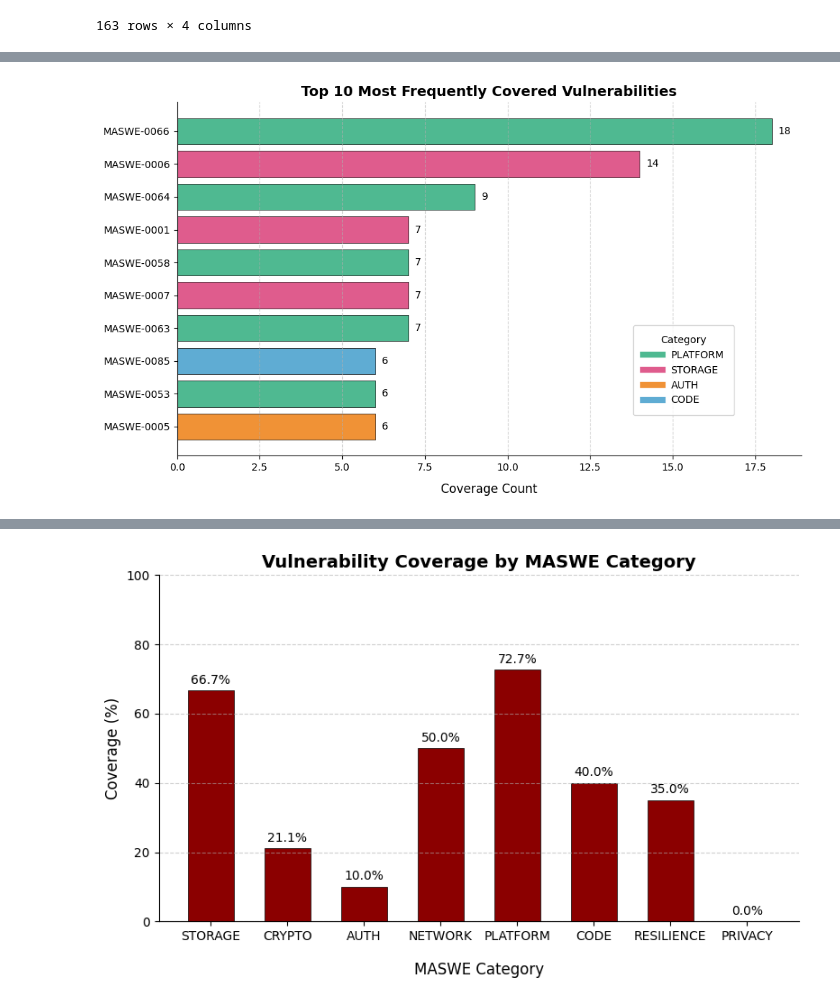
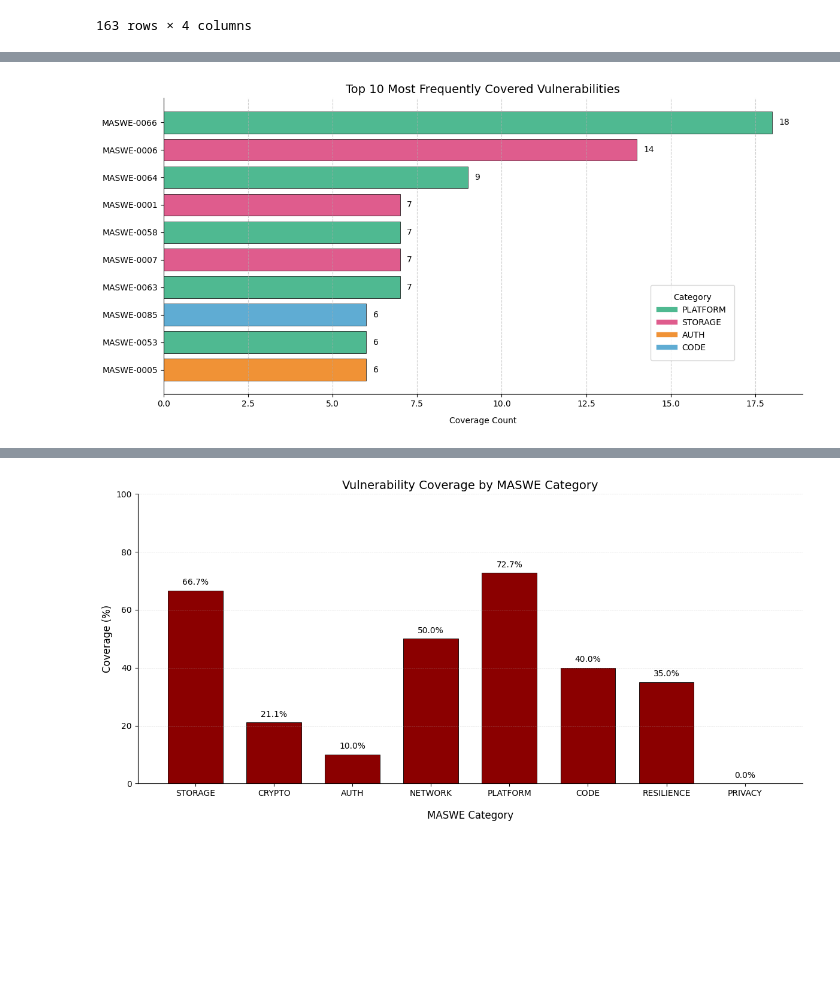
Before and after one commit to domi-cmd/Reference_Application_for_OWASP_MASTG, a Jupyter notebook: dev_documents/seminar_thesis/reference_apps/data_manipulation/app_vulnerability_coverage.ipynb, the cells around one changed output, grey strips where cells are left out. Cells and saved outputs as stored; diff of their text form; code cells hidden in the pictures; blank space fills up the shorter version.

Commit message:
Cleaned and refined all Related work graphs that exclude our apps. Removed the bold text font of titles also for the per-app-coverage-comparison-graphs

```diff
--- a/dev_documents/seminar_thesis/reference_apps/data_manipulation/app_vulnerability_coverage.ipynb
+++ b/dev_documents/seminar_thesis/reference_apps/data_manipulation/app_vulnerability_coverage.ipynb
@@ -172,37 +172,37 @@ category_colors = {
 
 # Map colors to each row based on category
 bar_colors = top10["Category"].map(category_colors)
 
 # Explicit-style horizontal bar plot
-fig, ax = plt.subplots(figsize=(10, 6))
+fig, ax = plt.subplots(figsize=(12, 6))
 bars = ax.barh(top10["MASWE_Code"], top10["Coverage Count"], color=bar_colors,
                edgecolor="black", linewidth=0.5)
-ax.set_xlabel("Coverage Count", fontsize=12, labelpad=10)
-ax.set_title("Top 10 Most Frequently Covered Vulnerabilities", fontsize=14, weight='bold')
+ax.set_xlabel("Coverage Count", fontsize=10, labelpad=10)
+ax.set_title("Top 10 Most Frequently Covered Vulnerabilities", fontsize=14)
 ax.invert_yaxis()  # highest counts on top
 ax.grid(axis="x", linestyle="--", alpha=0.6)
 ax.spines[["top", "right"]].set_visible(False)
 
 
 # Annotate each bar with its value
 for bar in bars:
     width = bar.get_width()
     ax.text(width + 0.2, bar.get_y() + bar.get_height()/2, str(int(width)),
             va='center', ha='left', fontsize=10)
 
 # Create legend manually from custom colors
 selected_categories = ["PLATFORM", "STORAGE", "AUTH", "CODE"]
 handles = [plt.Line2D([0], [0], color=category_colors[cat], lw=6) for cat in selected_categories]
 ax.legend(handles, selected_categories, title="Category", bbox_to_anchor=(0.9, 0.1), loc="lower right",
           borderpad=1)   # space between legend and axes (default 0.5))
 
 plt.tight_layout()
 plt.show()
 
 # Save the figure
 fig.savefig("../plots/total_coverage_without_my_app/top_10_vulnerabilities", dpi=300, bbox_inches="tight")
 # %% [output]
-[figure, old version]
+[figure, new version]
 # %%
 # mark which vulnerabilities are covered
 merged_df["Is_Covered"] = merged_df["Coverage Count"] > 0
@@ -260,17 +260,17 @@ RESILIENCE                 35.0
 PRIVACY                     0.0
 # %%
 # Explicit style
-fig, ax = plt.subplots(figsize=(8, 5))
+fig, ax = plt.subplots(figsize=(12, 6))
 
 # Plot the bar chart
-ax.bar(summary.index, summary["coverage_percentage"], color="darkred", width=0.6, edgecolor="black", linewidth=0.5)
+ax.bar(summary.index, summary["coverage_percentage"], color="darkred", width=0.7, edgecolor="black", linewidth=0.6)
 
 # Customize appearance
-ax.set_title("Vulnerability Coverage by MASWE Category", fontsize=14, weight='bold')
+ax.set_title("Vulnerability Coverage by MASWE Category", fontsize=14)
 ax.set_xlabel("MASWE Category", fontsize=12, labelpad=15)
 ax.set_ylabel("Coverage (%)", fontsize=12)
 ax.set_ylim(0, 100)
-ax.grid(axis="y", linestyle="--", alpha=0.6)
+ax.grid(axis="y", linestyle="--", alpha=0.5, linewidth=0.5)
 ax.spines[["top", "right"]].set_visible(False)
 
 # Add values on top of each bar
@@ -284,7 +284,7 @@ plt.show()
 # Save the figure
 fig.savefig("../plots/total_coverage_without_my_app/vulnerability_coverage_percentage", dpi=300, bbox_inches="tight")
 # %% [output]
-[figure, old version]
+[figure, new version]
 # %%
 # Prepare data
 categories = summary.index
```
Also changed, not shown: parts of 1 cell of this notebook, 7 other files.
